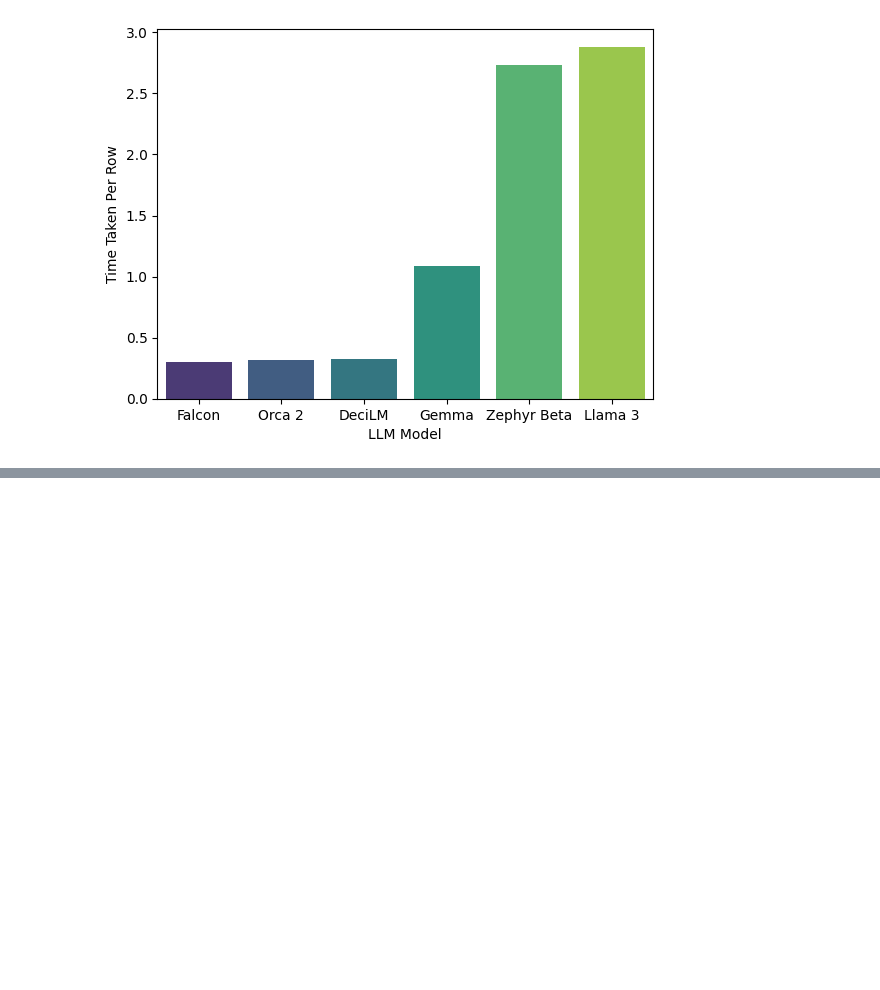
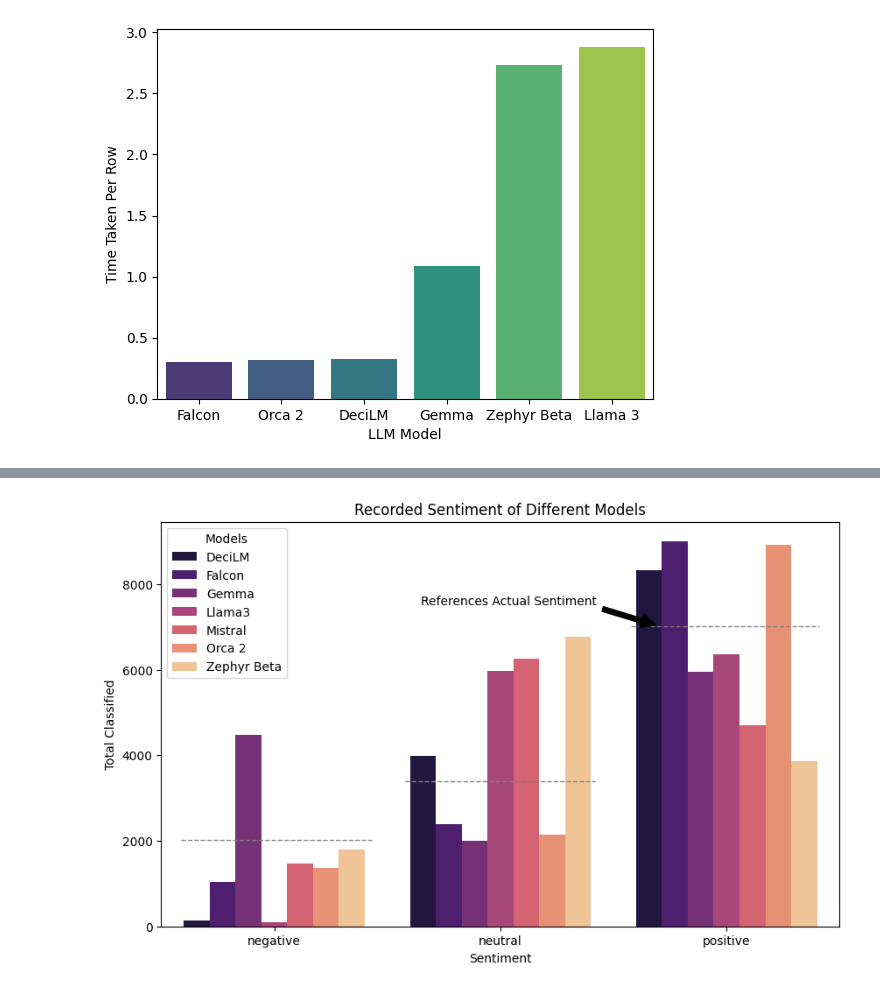
Before and after one commit to data-sci-capstone/copilot, a Jupyter notebook: Evaluation/sentiment-eval-models.ipynb, the cells around one changed output, grey strips where cells are left out. Saved outputs shown, nothing was run; the diff lists cells and outputs as text; code cells hidden in the pictures; blank space fills up the shorter version.

```diff
--- a/Evaluation/sentiment-eval-models.ipynb
+++ b/Evaluation/sentiment-eval-models.ipynb
@@ -506,0 +492,6 @@ plt.show()
+# %%
+bar_data = df_sentiment.reset_index().melt(id_vars=['Sentiment'], var_name='Models', value_name='Total Classified')
+bar_data = bar_data.sort_values(by='Total Classified')
+bar_data = bar_data.sort_values(by='Sentiment')
+bar_data = bar_data.sort_values(by='Models')
+bar_data.head()
@@ -506,0 +505,23 @@ plt.show()
+# %%
+# Plotting the data
+plt.figure(figsize=(10, 6))
+sns.barplot(data=bar_data, x='Sentiment', y='Total Classified',
+            hue='Models', order=['negative', 'neutral', 'positive'], palette='magma')
+
+line_length = [(.31, .0296), (.64, .36), (.97, .693)]
+for val in train_df["actual_sentiment"].value_counts():
+    lmax, lmin = line_length.pop()
+    plt.axhline(y=val, color='grey', linestyle='dashed', linewidth=1, xmax=lmax,xmin= lmin)
+
+plt.annotate(
+    f'References Real Sentiment',
+    xy=(1.7, 7019),
+    xytext=(0.6 + 0.05, 7019 + 500),
+    arrowprops=dict(facecolor='black', shrink=0.05),
+    fontsize=10, color='black'
+    )
+
+plt.title("Recorded Sentiment of Different Models")
+plt.show()
+# %% [output]
+[figure, added]
```
Also changed, not shown: parts of 4 cells of this notebook.
